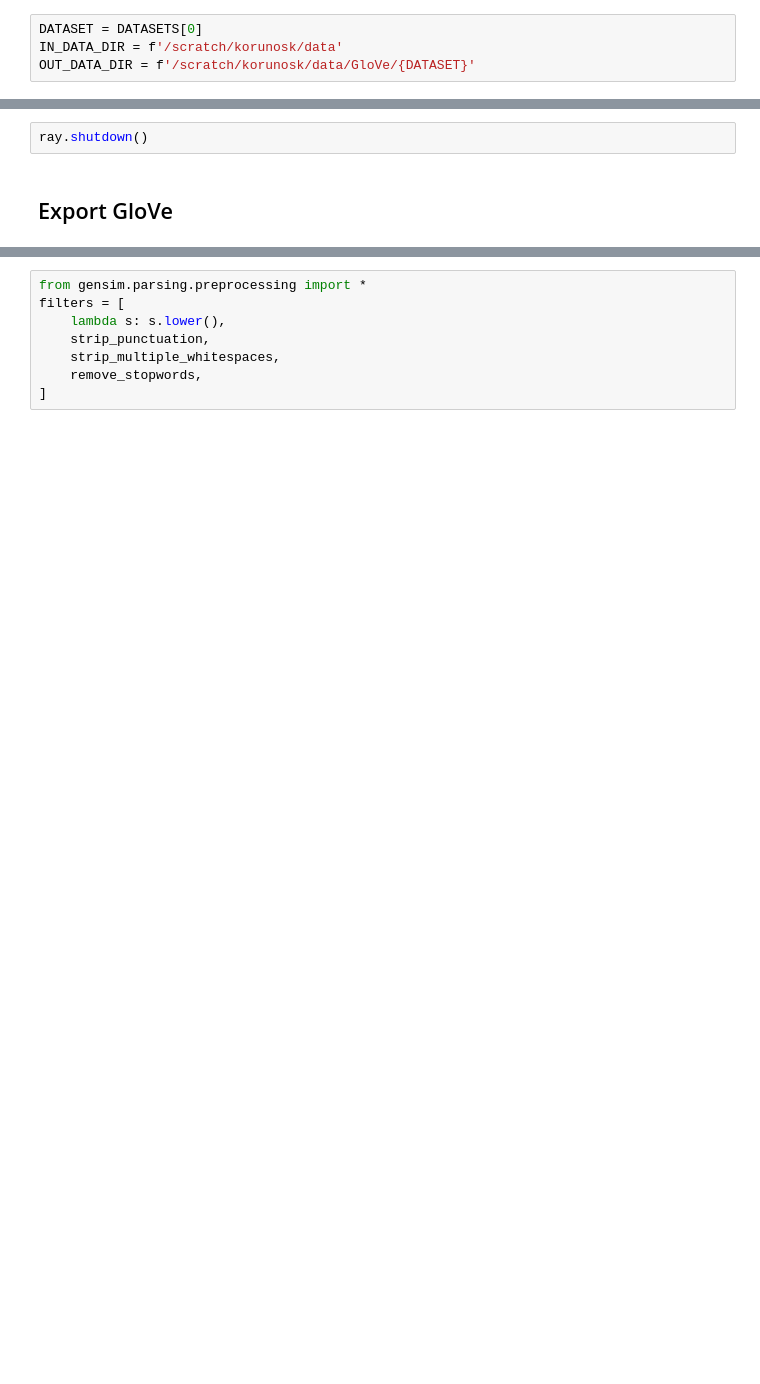
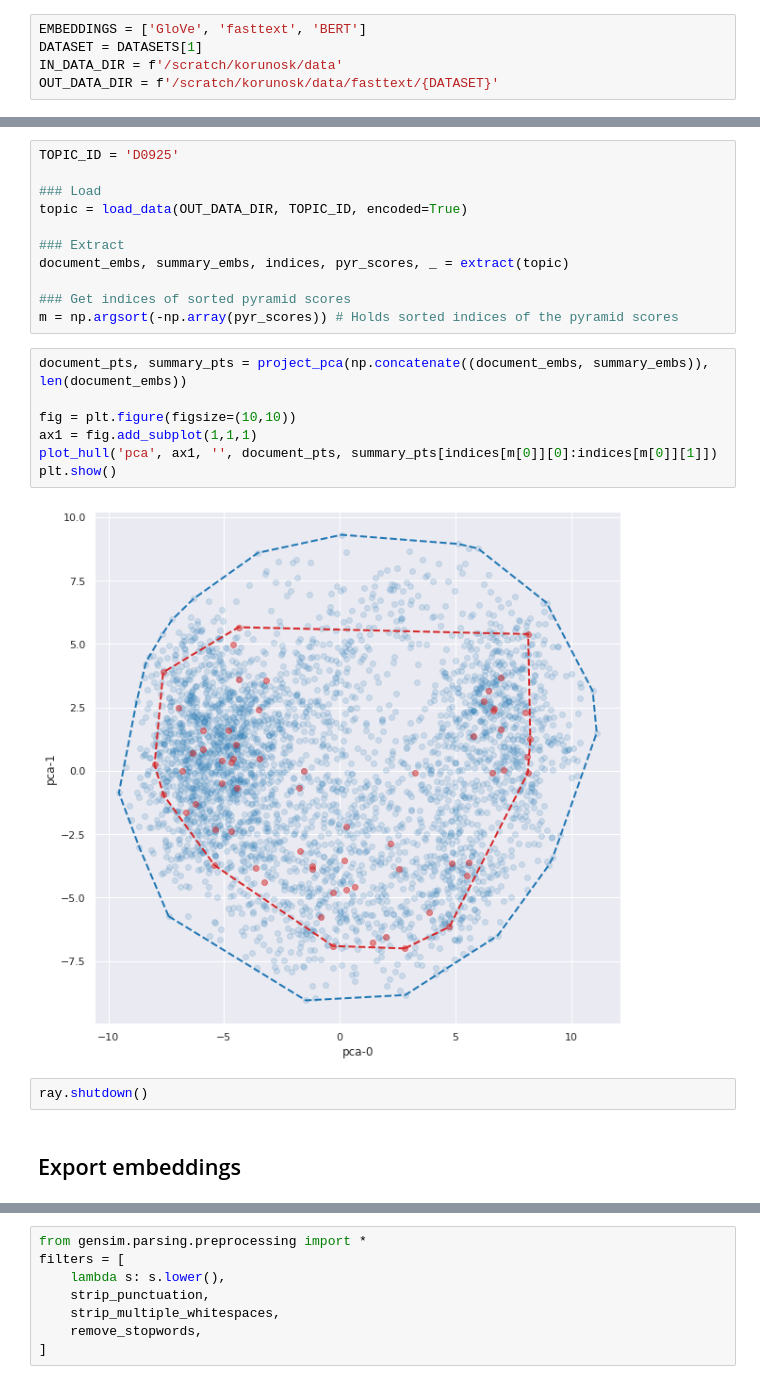
Before and after one commit to korunosk/geometry-of-text-summarization, a Jupyter notebook: main_distributed.ipynb, the cells around one changed output, grey strips where cells are left out. Drawn from its saved outputs; the diff is of its cells as text; blank space fills up the shorter version.

```diff
--- a/main_distributed.ipynb
+++ b/main_distributed.ipynb
@@ -25,4 +28,5 @@ from visualization import *
 # %%
-DATASET = DATASETS[0]
+EMBEDDINGS = ['GloVe', 'fasttext', 'BERT']
+DATASET = DATASETS[1]
 IN_DATA_DIR = f'/scratch/korunosk/data'
-OUT_DATA_DIR = f'/scratch/korunosk/data/GloVe/{DATASET}'
+OUT_DATA_DIR = f'/scratch/korunosk/data/fasttext/{DATASET}'
@@ -178,4 +216,24 @@ plt.show()
+# %%
+TOPIC_ID = 'D0925'
+
+### Load
+topic = load_data(OUT_DATA_DIR, TOPIC_ID, encoded=True)
+
+### Extract
+document_embs, summary_embs, indices, pyr_scores, _ = extract(topic)
+
+### Get indices of sorted pyramid scores
+m = np.argsort(-np.array(pyr_scores)) # Holds sorted indices of the pyramid scores
+# %%
+document_pts, summary_pts = project_pca(np.concatenate((document_embs, summary_embs)), len(document_embs))
+
+fig = plt.figure(figsize=(10,10))
+ax1 = fig.add_subplot(1,1,1)
+plot_hull('pca', ax1, '', document_pts, summary_pts[indices[m[0]][0]:indices[m[0]][1]])
+plt.show()
+# %% [output]
+[figure, added]
 # %%
 ray.shutdown()
 # %% [markdown]
-## Export GloVe
+## Export embeddings
```
Also changed, not shown: parts of 15 cells of this notebook.
